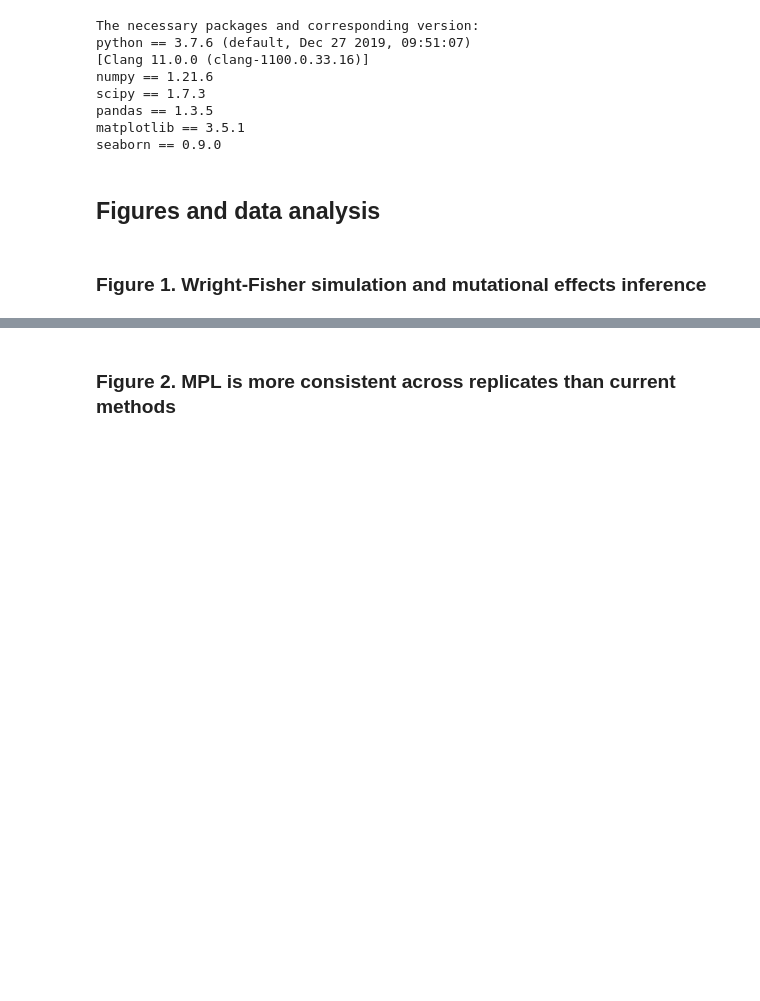
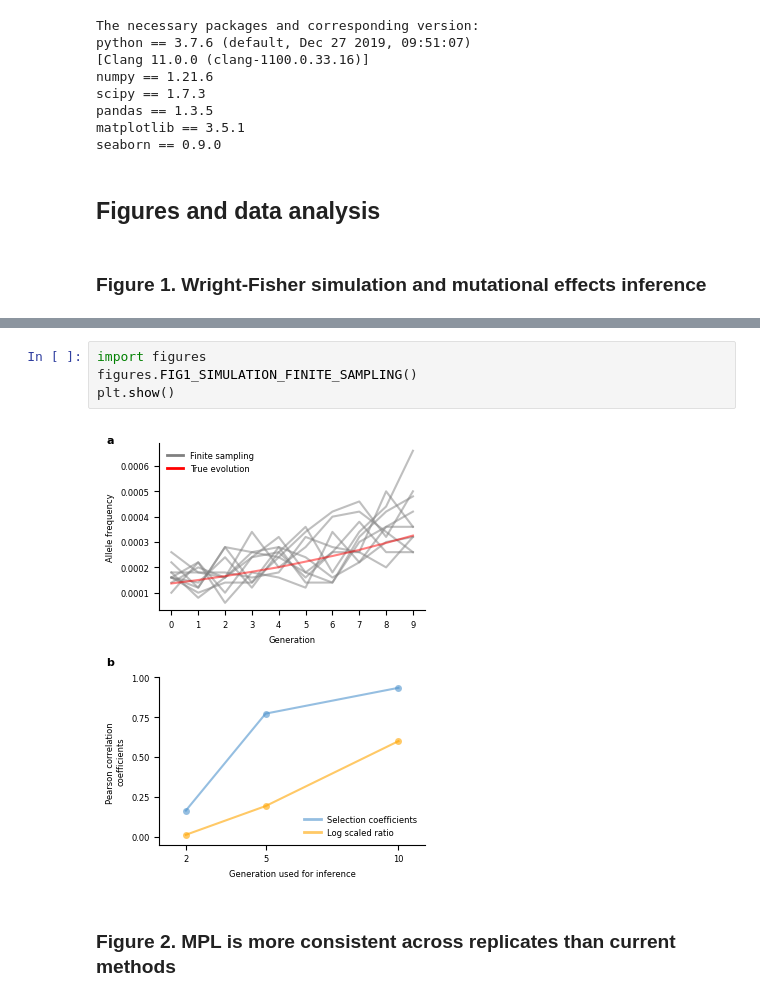
Before and after one commit to bartonlab/paper-DMS-inference, a Jupyter notebook: figures.ipynb, the cells around one changed output, grey strips where cells are left out. Saved outputs shown, nothing was run; the diff lists cells and outputs as text; blank space fills up the shorter version.

```diff
--- a/figures.ipynb
+++ b/figures.ipynb
@@ -247,2 +97,8 @@ plt.show()
+# %%
+import figures
+figures.FIG1_SIMULATION_FINITE_SAMPLING()
+plt.show()
+# %% [output]
+[figure, added]
 # %% [markdown]
 ### Figure 2. MPL is more consistent across replicates than current methods<a class = "anchor" id = "performance"></a>
```
Also changed, not shown: parts of 6 cells of this notebook, 5 other files.
